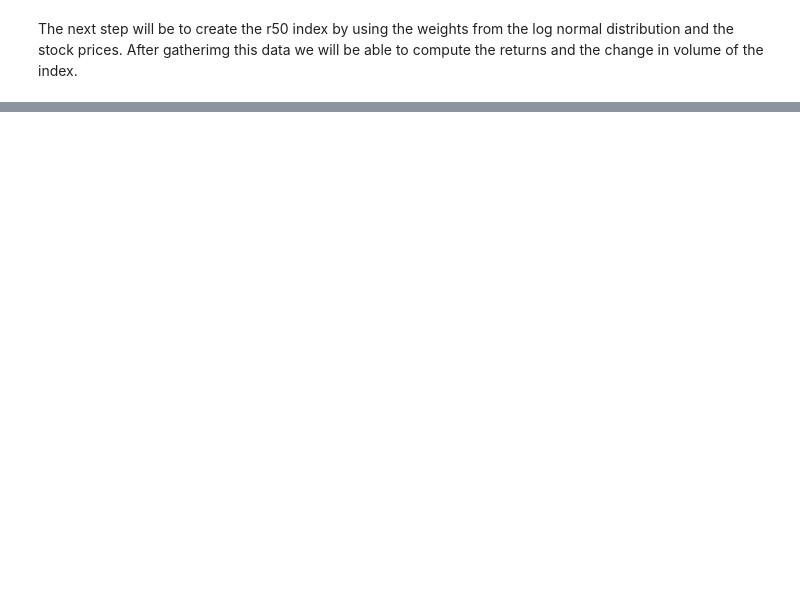
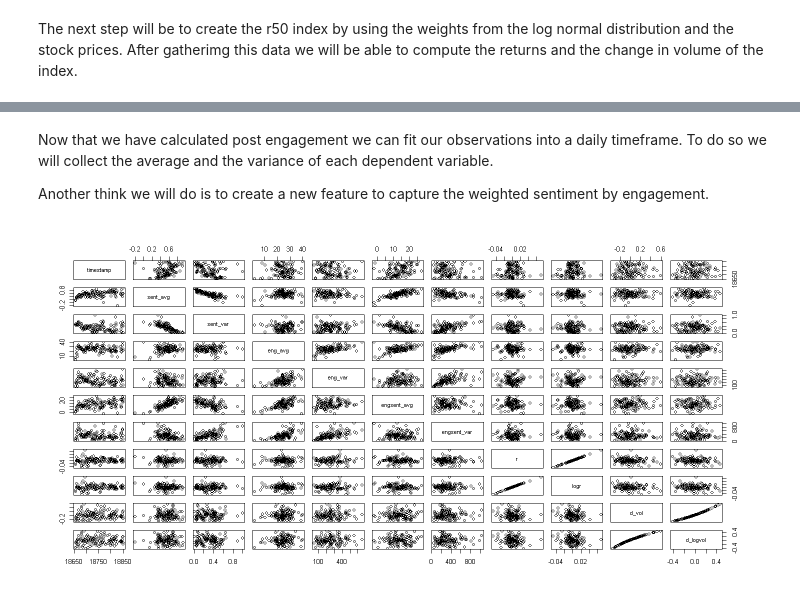
Before and after one commit to Fabio-Rossi-Hub/MemeStock-Returns-Sentiment-Forecasting, a Jupyter notebook: notebooks/feature_engineering.ipynb, the cells around one changed output, grey strips where cells are left out. Cells and saved outputs as stored; diff of their text form; code cells hidden in the pictures; blank space fills up the shorter version.

```diff
--- a/notebooks/feature_engineering.ipynb
+++ b/notebooks/feature_engineering.ipynb
@@ -102,0 +156,23 @@ r50$count = rep(1, nrow(r50))
+# %% [markdown]
+Now that we have calculated post engagement we can fit our observations into a daily timeframe. To do so we will collect the average and the variance of each dependent variable.
+
+Another think we will do is to create a new feature to capture the weighted sentiment by engagement.
+# %%
+# Summaries variables for each trading day
+r50 <- r50 %>%
+    group_by(timestamp) %>%
+    summarise(
+            sent_avg = mean(sentiment),
+            sent_var = var(sentiment),
+            eng_avg = mean(engagement),
+            eng_var = var(engagement),
+            engsent_avg = mean(sentiment * engagement),
+            engsent_var = var(sentiment * engagement),
+            r = mean(r),
+            logr = mean(logr),
+            d_vol = mean(d_vol),
+            d_logvol = mean(d_logvol))
+
+plot(r50)
+# %% [output]
+[figure, added]
```
Also changed, not shown: parts of 8 cells of this notebook, 2 other files.
